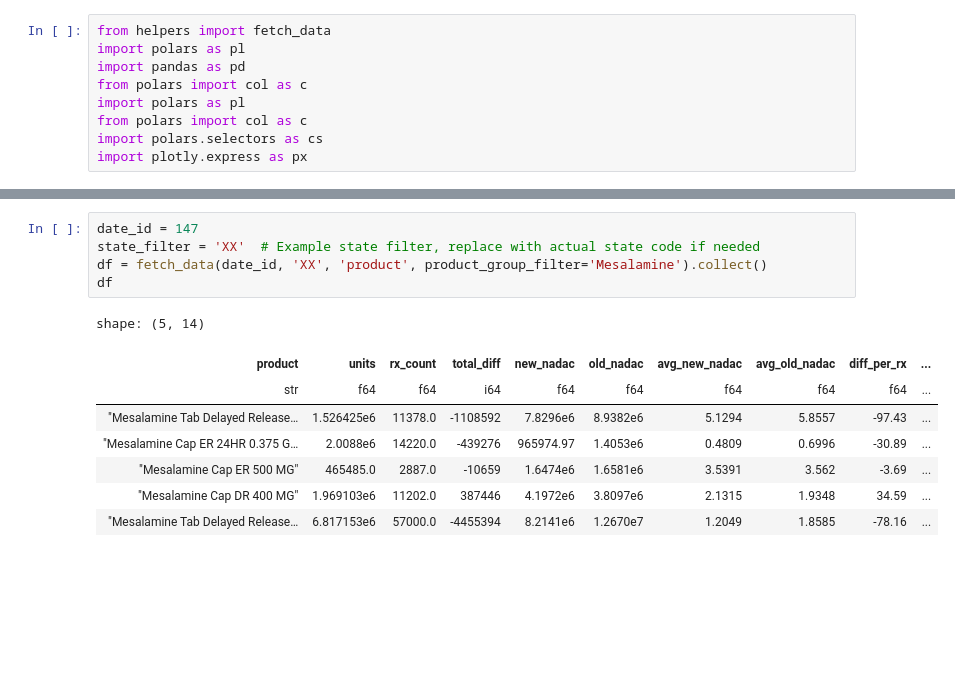
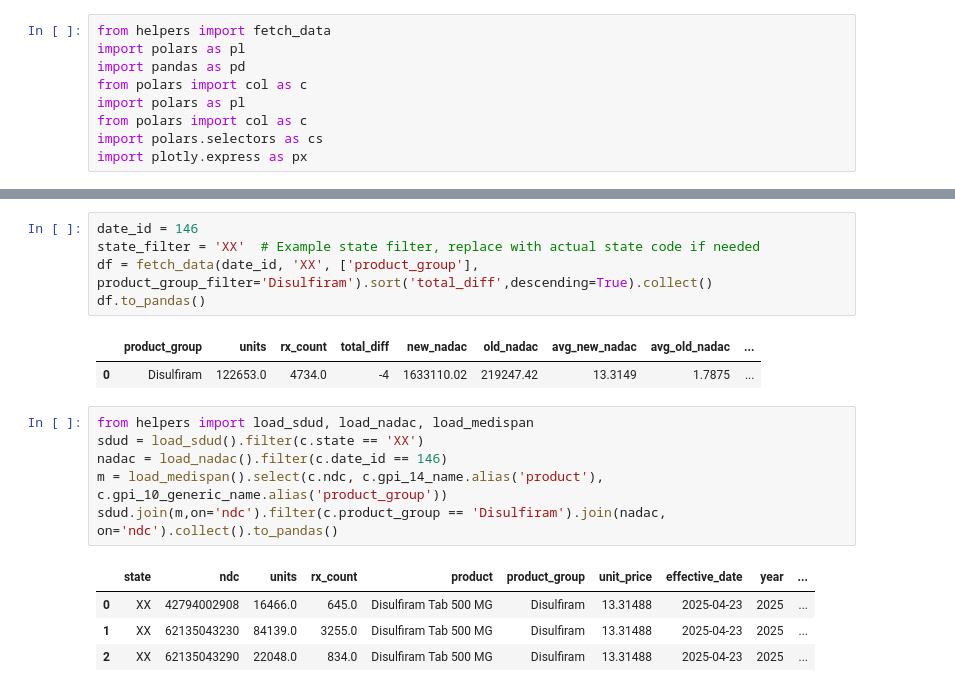
Before and after one commit to mwine81/PACKED_BUBBLE, a Jupyter notebook: main.ipynb, the cells around one changed output, grey strips where cells are left out. Cells and saved outputs as stored; diff of their text form; blank space fills up the shorter version.

```diff
--- a/main.ipynb
+++ b/main.ipynb
@@ -271,14 +273,19 @@ shape: (147, 3)
 # %%
-date_id = 147
+date_id = 146
 state_filter = 'XX'  # Example state filter, replace with actual state code if needed
-df = fetch_data(date_id, 'XX', 'product', product_group_filter='Mesalamine').collect()
-df
+df = fetch_data(date_id, 'XX', ['product_group'], product_group_filter='Disulfiram').sort('total_diff',descending=True).collect()
+df.to_pandas()
 # %% [output]
-shape: (5, 14)
-| product | units | rx_count | total_diff | new_nadac | old_nadac | avg_new_nadac | avg_old_nadac | diff_per_rx | ... |
-| str | f64 | f64 | i64 | f64 | f64 | f64 | f64 | f64 | ... |
-| "Mesalamine Tab Delayed Release… | 1.526425e6 | 11378.0 | -1108592 | 7.8296e6 | 8.9382e6 | 5.1294 | 5.8557 | -97.43 | ... |
-| "Mesalamine Cap ER 24HR 0.375 G… | 2.0088e6 | 14220.0 | -439276 | 965974.97 | 1.4053e6 | 0.4809 | 0.6996 | -30.89 | ... |
-| "Mesalamine Cap ER 500 MG" | 465485.0 | 2887.0 | -10659 | 1.6474e6 | 1.6581e6 | 3.5391 | 3.562 | -3.69 | ... |
-| "Mesalamine Cap DR 400 MG" | 1.969103e6 | 11202.0 | 387446 | 4.1972e6 | 3.8097e6 | 2.1315 | 1.9348 | 34.59 | ... |
-| "Mesalamine Tab Delayed Release… | 6.817153e6 | 57000.0 | -4455394 | 8.2141e6 | 1.2670e7 | 1.2049 | 1.8585 | -78.16 | ... |
+|  | product_group | units | rx_count | total_diff | new_nadac | old_nadac | avg_new_nadac | avg_old_nadac | ... |
+| 0 | Disulfiram | 122653.0 | 4734.0 | -4 | 1633110.02 | 219247.42 | 13.3149 | 1.7875 | ... |
+# %%
+from helpers import load_sdud, load_nadac, load_medispan
+sdud = load_sdud().filter(c.state == 'XX')
+nadac = load_nadac().filter(c.date_id == 146)
+m = load_medispan().select(c.ndc, c.gpi_14_name.alias('product'), c.gpi_10_generic_name.alias('product_group'))
+sdud.join(m,on='ndc').filter(c.product_group == 'Disulfiram').join(nadac, on='ndc').collect().to_pandas()
+# %% [output]
+|  | state | ndc | units | rx_count | product | product_group | unit_price | effective_date | year | ... |
+| 0 | XX | 42794002908 | 16466.0 | 645.0 | Disulfiram Tab 500 MG | Disulfiram | 13.31488 | 2025-04-23 | 2025 | ... |
+| 1 | XX | 62135043230 | 84139.0 | 3255.0 | Disulfiram Tab 500 MG | Disulfiram | 13.31488 | 2025-04-23 | 2025 | ... |
+| 2 | XX | 62135043290 | 22048.0 | 834.0 | Disulfiram Tab 500 MG | Disulfiram | 13.31488 | 2025-04-23 | 2025 | ... |
```
Also changed, not shown: parts of 4 cells of this notebook, 7 other files.
